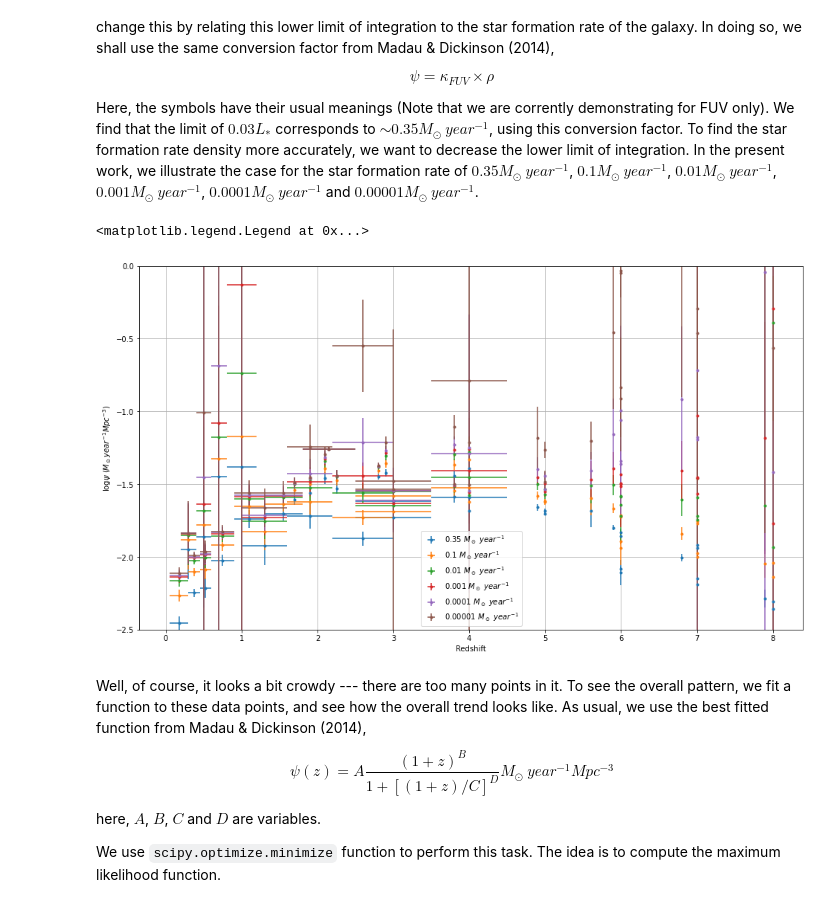
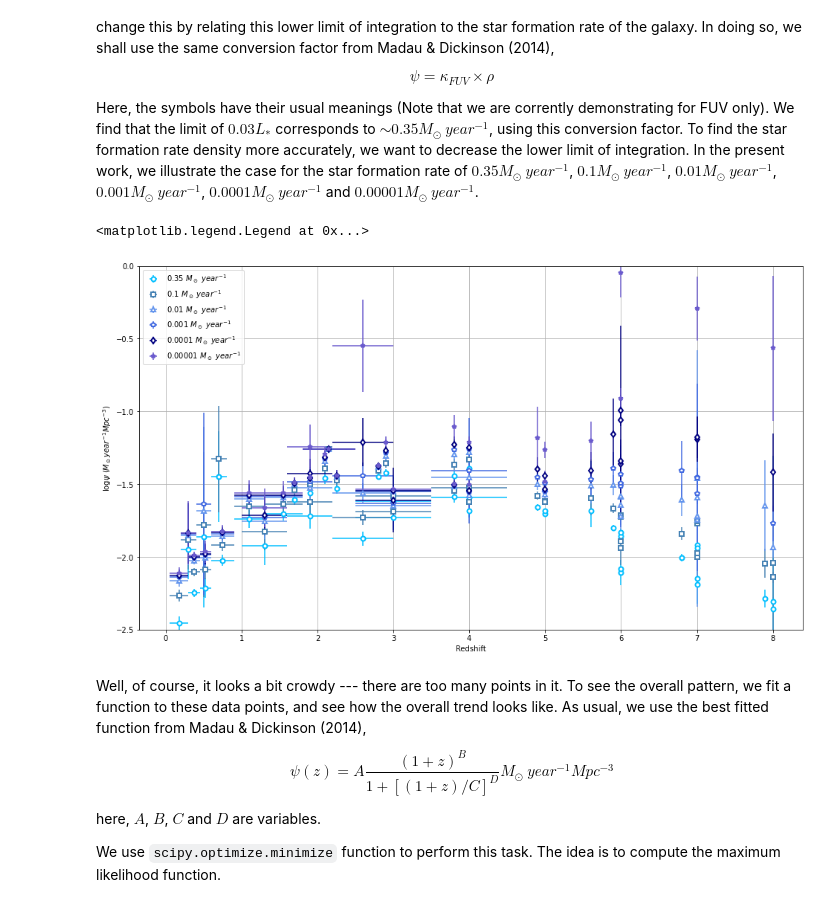
Before and after one commit to Jayshil/csfrd, a Jupyter notebook: Results/res2.ipynb, the cells around one changed output. Saved outputs shown, nothing was run; the diff lists cells and outputs as text; code cells hidden in the pictures.

```diff
--- a/Results/res2.ipynb
+++ b/Results/res2.ipynb
@@ -22,49 +22,64 @@ import os
 # %%
 p1 = os.getcwd() + '/Diff_lim/'
 
 # Different limits
 lims = np.array([r'$0.35 \ M_\odot \ year^{-1}$', r'$0.1 \ M_\odot \ year^{-1}$', r'$0.01 \ M_\odot \ year^{-1}$', r'$0.001 \ M_\odot \ year^{-1}$', r'$0.0001 \ M_\odot \ year^{-1}$', r'$0.00001 \ M_\odot \ year^{-1}$'])
 
-# Redshifts: same for all calculations
-zu, zd = np.loadtxt(p1 + 'sfrd_uv_new035.dat', usecols=(1,2), unpack=True)
-zcen = (zu+zd)/2
-zup, zdo = np.abs(zu - zcen), np.abs(zcen - zd)
+# For 0.35 M_sun year-1
+zd035, zu035, sfr035, sfre035 = np.loadtxt(p1 + 'sfrd_uv_new035.dat', usecols=(1,2,3,4), unpack=True)
+zcen035 = (zd035 + zu035)/2
+zup035, zdo035 = np.abs(zu035 - zcen035), np.abs(zcen035 - zd035)
+# For 0.1 M_sun year-1
+zd_1, zu_1, sfr_1, sfre_1 = np.loadtxt(p1 + 'sfrd_uv_new01.dat', usecols=(1,2,3,4), unpack=True)
+zcen_1 = (zd_1 + zu_1)/2
+zup_1, zdo_1 = np.abs(zu_1 - zcen_1), np.abs(zcen_1 - zd_1)
+# For 0.01 M_sun year-1
+zd_2, zu_2, sfr_2, sfre_2 = np.loadtxt(p1 + 'sfrd_uv_new001.dat', usecols=(1,2,3,4), unpack=True)
+zcen_2 = (zd_2 + zu_2)/2
+zup_2, zdo_2 = np.abs(zu_2 - zcen_2), np.abs(zcen_2 - zd_2)
+# For 0.001 M_sun year-1
+zd_3, zu_3, sfr_3, sfre_3 = np.loadtxt(p1 + 'sfrd_uv_new0001.dat', usecols=(1,2,3,4), unpack=True)
+zcen_3 = (zu_3 + zd_3)/2
+zup_3, zdo_3 = np.abs(zu_3 - zcen_3), np.abs(zcen_3 - zd_3)
+# For 0.0001 M_sun year-1
+zd_4, zu_4, sfr_4, sfre_4 = np.loadtxt(p1 + 'sfrd_uv_new00001.dat', usecols=(1,2,3,4), unpack=True)
+zcen_4 = (zd_4 + zu_4)/2
+zup_4, zdo_4 = np.abs(zu_4 - zcen_4), np.abs(zcen_4 - zd_4)
+# For 0.00001 M_sun year-1
+zd_5, zu_5, sfr_5, sfre_5 = np.loadtxt(p1 + 'sfrd_uv_new000001.dat', usecols=(1,2,3,4), unpack=True)
+zcen_5 = (zd_5 + zu_5)/2
+zup_5, zdo_5 = np.abs(zu_5 - zcen_5), np.abs(zcen_5 - zd_5)
 
-# For 0.35 M_sun year-1
-sfr035, sfre035 = np.loadtxt(p1 + 'sfrd_uv_new035.dat', usecols=(3,4), unpack=True)
-# For 0.1 M_sun year-1
-sfr_1, sfre_1 = np.loadtxt(p1 + 'sfrd_uv_new01.dat', usecols=(3,4), unpack=True)
-# For 0.01 M_sun year-1
-sfr_2, sfre_2 = np.loadtxt(p1 + 'sfrd_uv_new001.dat', usecols=(3,4), unpack=True)
-# For 0.001 M_sun year-1
-sfr_3, sfre_3 = np.loadtxt(p1 + 'sfrd_uv_new0001.dat', usecols=(3,4), unpack=True)
-# For 0.0001 M_sun year-1
-sfr_4, sfre_4 = np.loadtxt(p1 + 'sfrd_uv_new00001.dat', usecols=(3,4), unpack=True)
-# For 0.00001 M_sun year-1
-sfr_5, sfre_5 = np.loadtxt(p1 + 'sfrd_uv_new000001.dat', usecols=(3,4), unpack=True)
+cols = np.array(['deepskyblue', 'steelblue', 'cornflowerblue', 'royalblue', 'navy', 'slateblue'])
+shp = np.array(['o', 's', '^', 'p', 'd', '*'])
+
+# Redshifts
+zcen_all = [zcen035, zcen_1, zcen_2, zcen_3, zcen_4, zcen_5]
+zup_all = [zup035, zup_1, zup_2, zup_3, zup_4, zup_5]
+zdo_all = [zdo035, zdo_1, zdo_2, zdo_3, zdo_4, zdo_5]
 
 # All SFRDs in one array
 sfr_all = [sfr035, sfr_1, sfr_2, sfr_3, sfr_4, sfr_5]
 sfre_all = [sfre035, sfre_1, sfre_2, sfre_3, sfre_4, sfre_5]
 
 log_sfr_all, log_sfre_all = [], []
 for i in range(len(sfr_all)):
     ab, cd = utl.log_err(sfr_all[i], sfre_all[i])
     log_sfr_all.append(ab)
     log_sfre_all.append(cd)
 
 plt.figure(figsize=(16,9))
 for i in range(len(lims)):
-    plt.errorbar(zcen, log_sfr_all[i], xerr=[zup, zdo], yerr=log_sfre_all[i], fmt='.', label=lims[i])
+    plt.errorbar(zcen_all[i], log_sfr_all[i], xerr=[zup_all[i], zdo_all[i]], yerr=log_sfre_all[i], fmt='.', marker=shp[i], c=cols[i], mfc='white', mew=2, label=lims[i])
 
 plt.xlabel('Redshift')
 plt.ylabel(r'$\log{\psi}$ ($M_\odot year^{-1} Mpc^{-3}$)')
 plt.grid()
 plt.ylim([-2.5, 0])
 plt.legend(loc='best')
 # %% [output]
 <matplotlib.legend.Legend at 0x...>
-[figure, old version]
+[figure, new version]
 # %% [markdown]
 Well, of course, it looks a bit crowdy --- there are too many points in it. To see the overall pattern, we fit a function to these data points, and see how the overall trend looks like. As usual, we use the best fitted function from Madau & Dickinson (2014),
 
```
Also changed, not shown: parts of 1 cell of this notebook.
